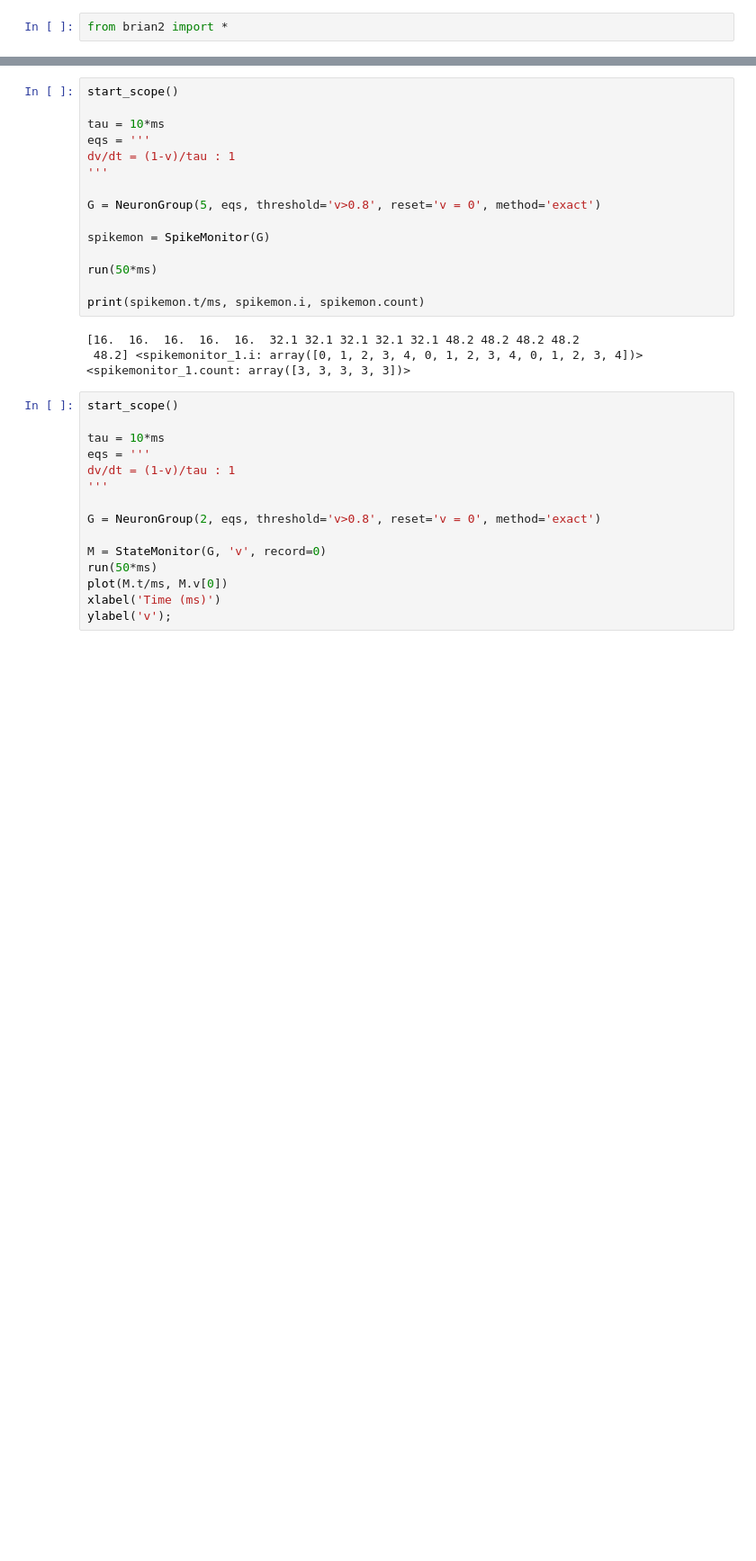
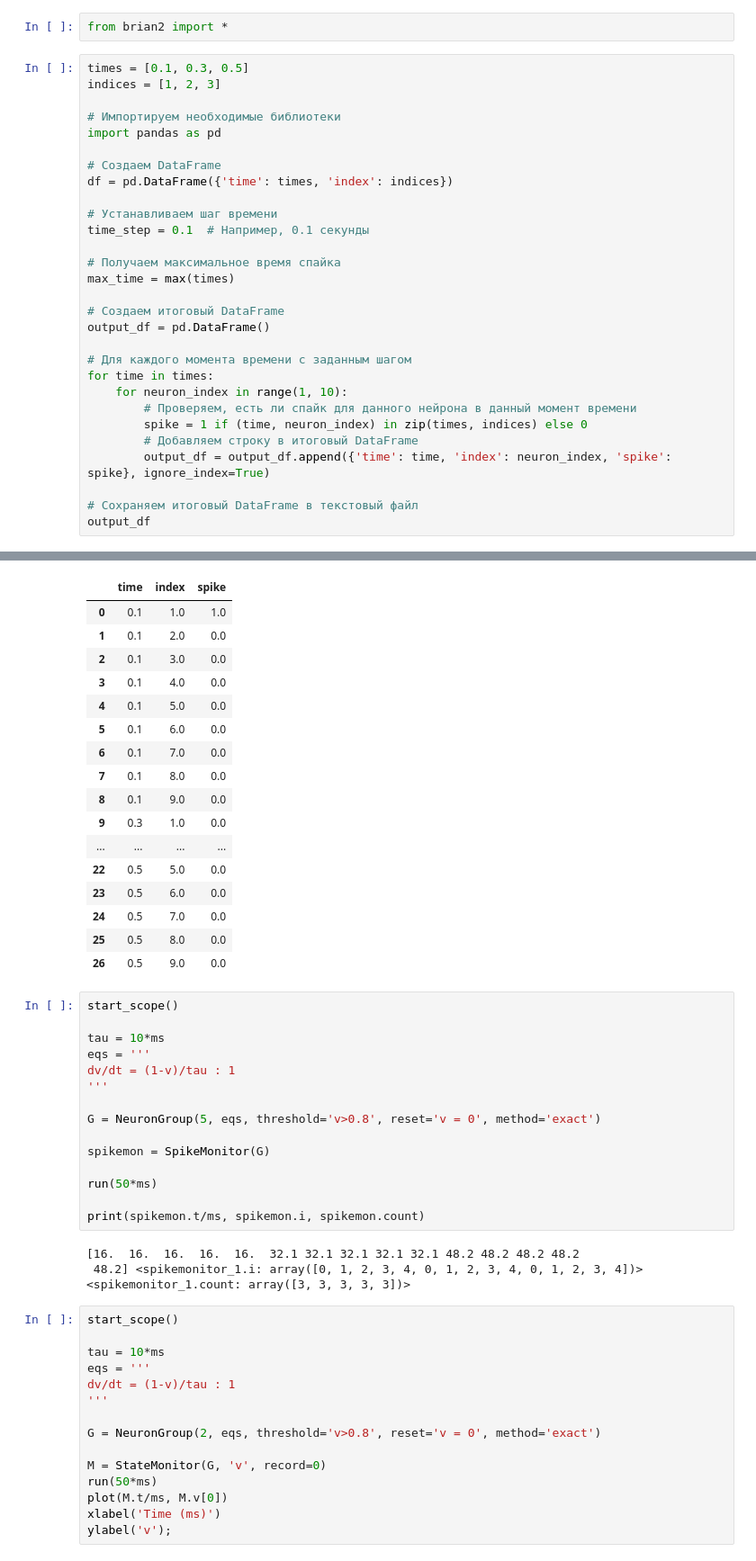
Before and after one commit to artchemi/smallworld_snn, a Jupyter notebook: notebooks/test.ipynb, the cells around one changed output, grey strips where cells are left out. Shown at 90% size. Saved outputs shown, nothing was run; the diff lists cells and outputs as text; blank space fills up the shorter version.

```diff
--- a/notebooks/test.ipynb
+++ b/notebooks/test.ipynb
@@ -1,2 +1,32 @@
 # %%
 from brian2 import *
+# %%
+times = [0.1, 0.3, 0.5]
+indices = [1, 2, 3]
+
+# Импортируем необходимые библиотеки
+import pandas as pd
+
+# Создаем DataFrame
+df = pd.DataFrame({'time': times, 'index': indices})
+
+# Устанавливаем шаг времени
+time_step = 0.1  # Например, 0.1 секунды
+
+# Получаем максимальное время спайка
+max_time = max(times)
+
+# Создаем итоговый DataFrame
+output_df = pd.DataFrame()
+
+# Для каждого момента времени с заданным шагом
+for time in times:
+    for neuron_index in range(1, 10):
+        # Проверяем, есть ли спайк для данного нейрона в данный момент времени
+        spike = 1 if (time, neuron_index) in zip(times, indices) else 0
+        # Добавляем строку в итоговый DataFrame
+        output_df = output_df.append({'time': time, 'index': neuron_index, 'spike': spike}, ignore_index=True)
+
+# Сохраняем итоговый DataFrame в текстовый файл
+output_df
+# %% [output]
@@ -3,3 +50,20 @@ from brian2 import *
+|  | time | index | spike |
+| 0 | 0.1 | 1.0 | 1.0 |
+| 1 | 0.1 | 2.0 | 0.0 |
+| 2 | 0.1 | 3.0 | 0.0 |
+| 3 | 0.1 | 4.0 | 0.0 |
+| 4 | 0.1 | 5.0 | 0.0 |
+| 5 | 0.1 | 6.0 | 0.0 |
+| 6 | 0.1 | 7.0 | 0.0 |
+| 7 | 0.1 | 8.0 | 0.0 |
+| 8 | 0.1 | 9.0 | 0.0 |
+| 9 | 0.3 | 1.0 | 0.0 |
+| ... | ... | ... | ... |
+| 22 | 0.5 | 5.0 | 0.0 |
+| 23 | 0.5 | 6.0 | 0.0 |
+| 24 | 0.5 | 7.0 | 0.0 |
+| 25 | 0.5 | 8.0 | 0.0 |
+| 26 | 0.5 | 9.0 | 0.0 |
 # %%
 start_scope()
 
```
Also changed, not shown: parts of 1 cell of this notebook, 1 other file.
